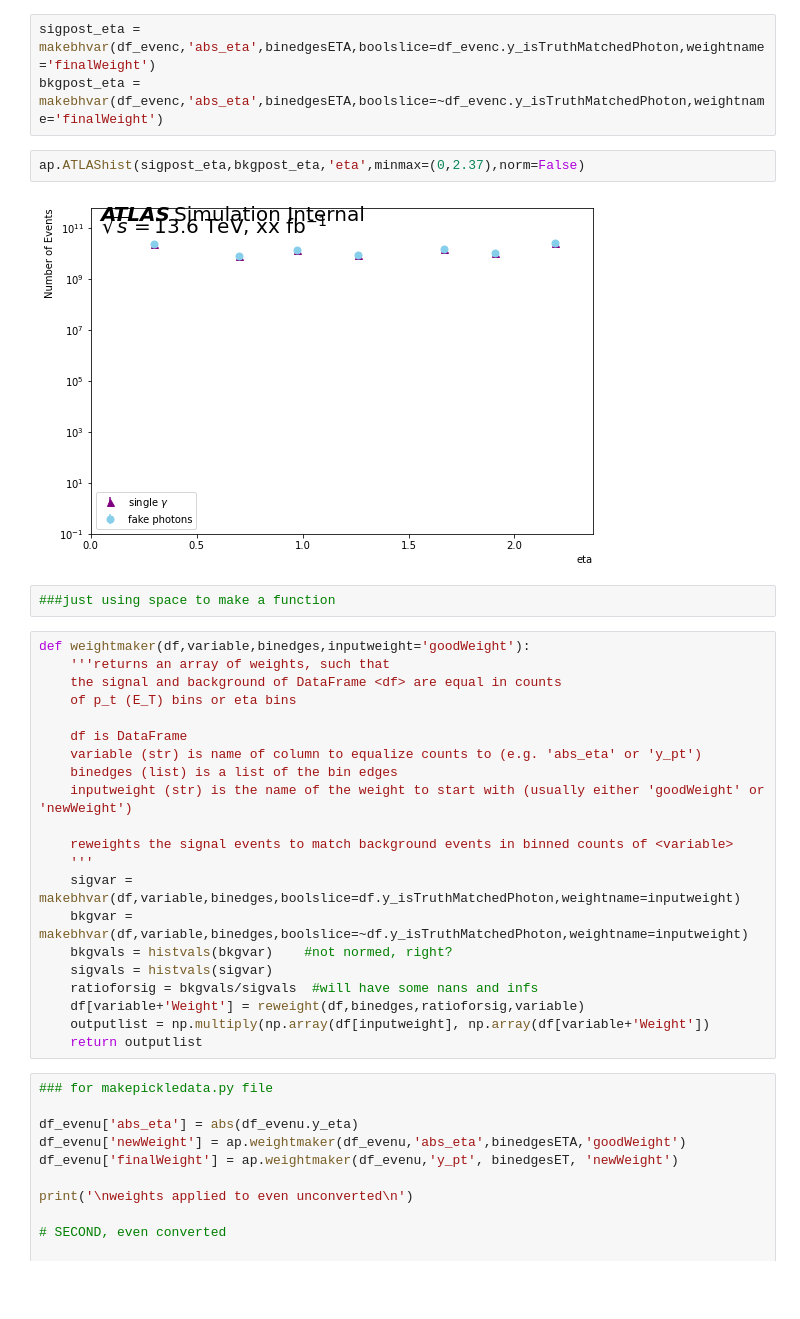
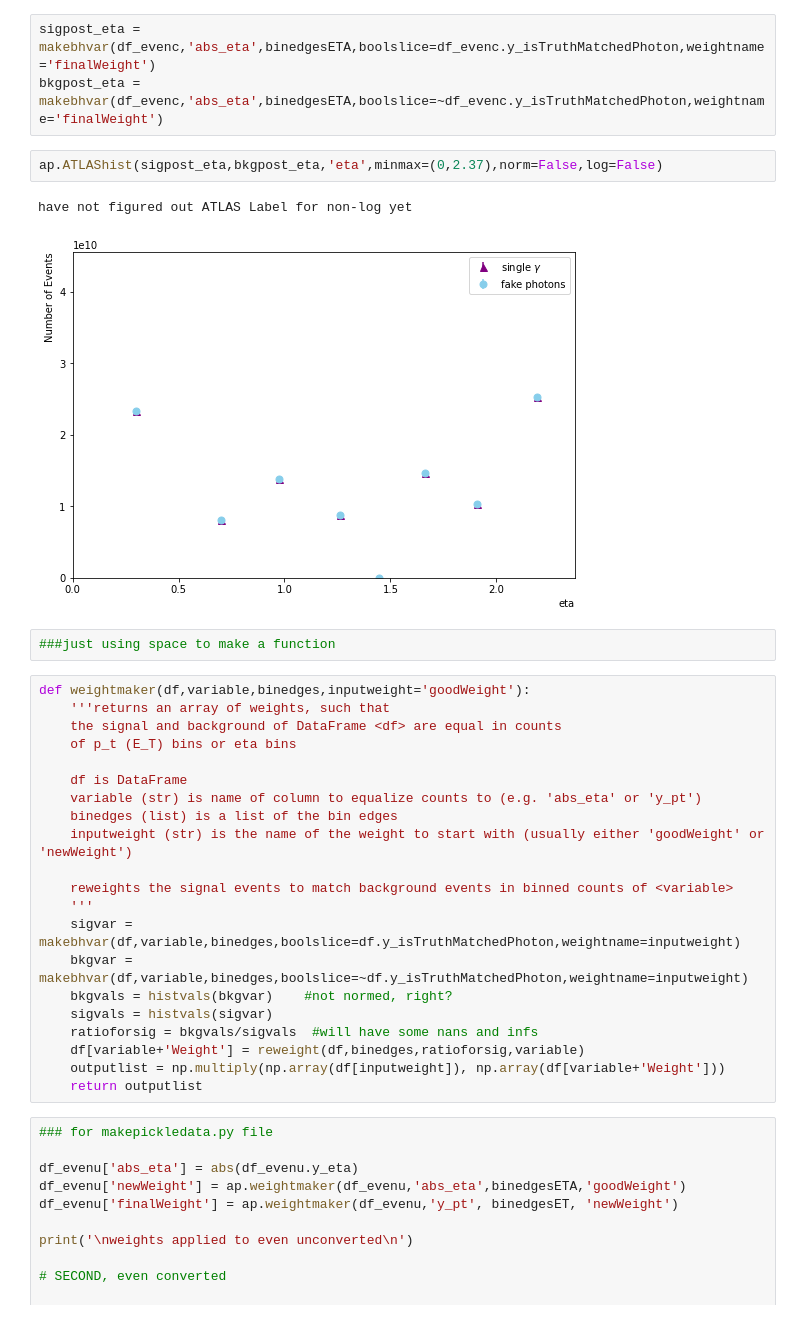
Before and after one commit to kyranks/photon-study, a Jupyter notebook: 11WeightingOfHistoshapes.ipynb, the cells around one changed output. Cells and saved outputs as stored; diff of their text form; blank space fills up the shorter version.

```diff
--- a/11WeightingOfHistoshapes.ipynb
+++ b/11WeightingOfHistoshapes.ipynb
@@ -299,9 +290,10 @@ df_evenc['abs_eta']=abs(df_evenc.y_eta)
 sigpost_eta = makebhvar(df_evenc,'abs_eta',binedgesETA,boolslice=df_evenc.y_isTruthMatchedPhoton,weightname='finalWeight')
 bkgpost_eta = makebhvar(df_evenc,'abs_eta',binedgesETA,boolslice=~df_evenc.y_isTruthMatchedPhoton,weightname='finalWeight')
 # %%
-ap.ATLAShist(sigpost_eta,bkgpost_eta,'eta',minmax=(0,2.37),norm=False)
+ap.ATLAShist(sigpost_eta,bkgpost_eta,'eta',minmax=(0,2.37),norm=False,log=False)
 # %% [output]
+have not figured out ATLAS Label for non-log yet
-[figure, old version]
+[figure, new version]
 # %%
 ###just using space to make a function
 # %%
@@ -323,7 +315,7 @@ def weightmaker(df,variable,binedges,inputweight='goodWeight'):
     sigvals = histvals(sigvar)
     ratioforsig = bkgvals/sigvals  #will have some nans and infs
     df[variable+'Weight'] = reweight(df,binedges,ratioforsig,variable)
-    outputlist = np.multiply(np.array(df[inputweight], np.array(df[variable+'Weight'])
+    outputlist = np.multiply(np.array(df[inputweight]), np.array(df[variable+'Weight']))
     return outputlist
 # %%
 ### for makepickledata.py file
```
Also changed, not shown: parts of 54 cells of this notebook, 10 other files.
